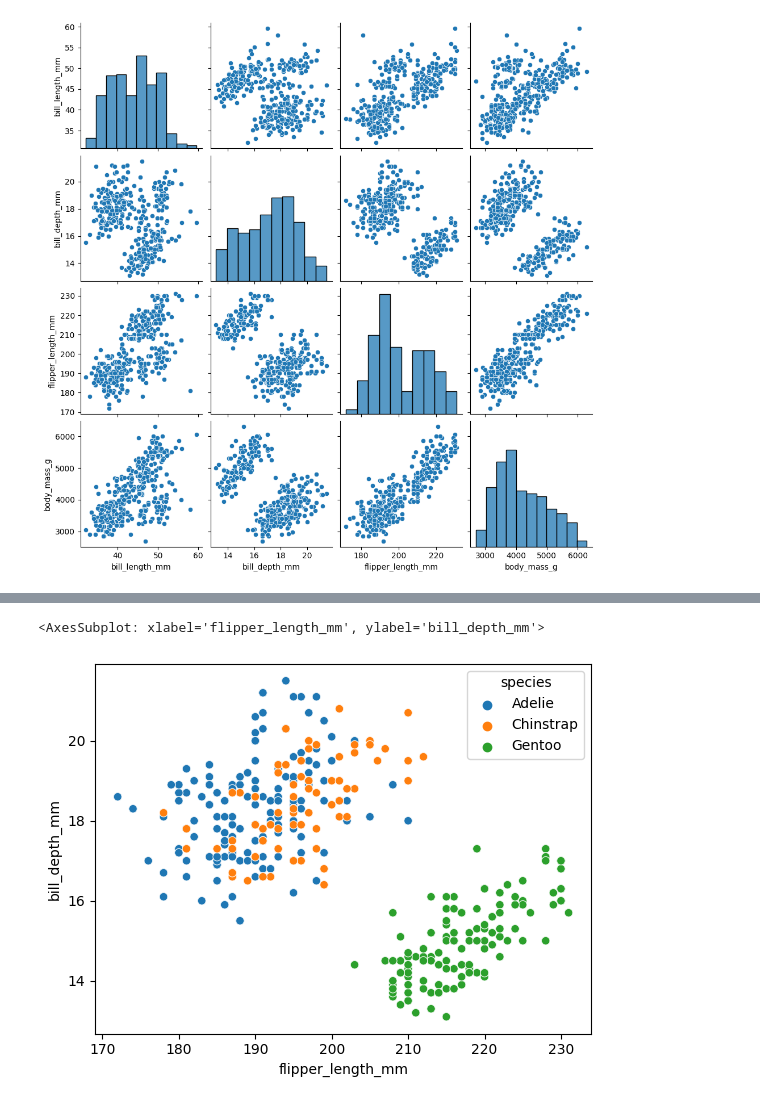
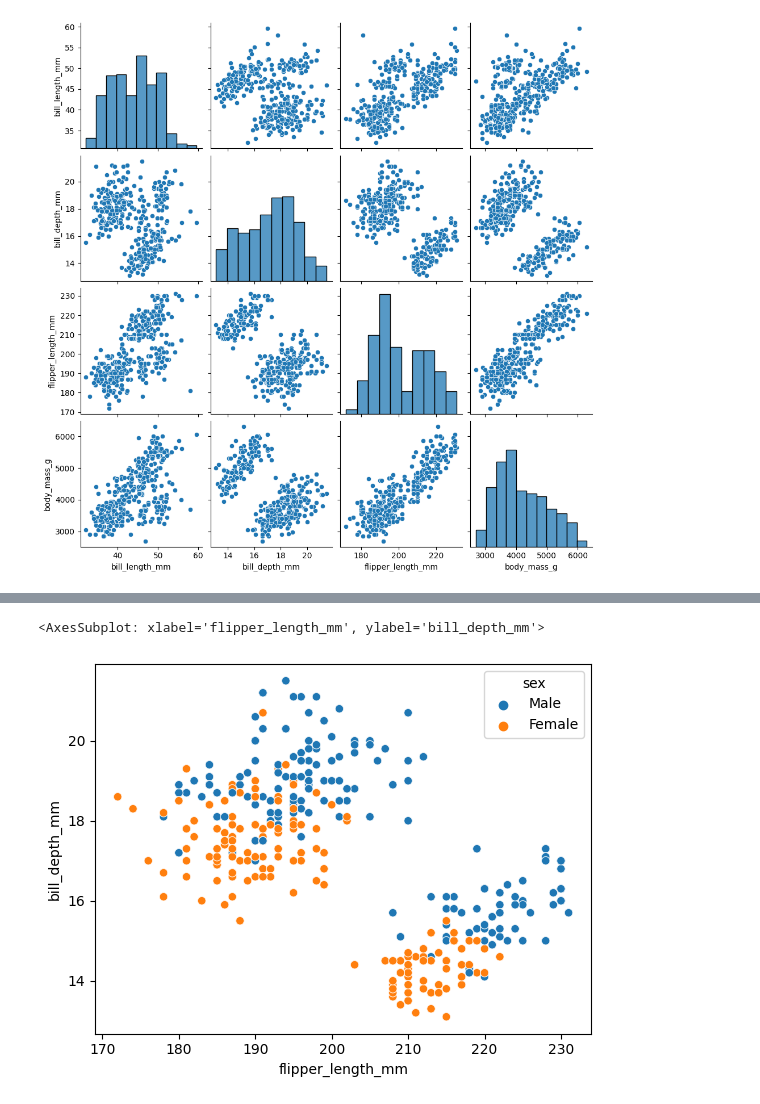
Before and after one commit to jgraber/PythonFriday, a Jupyter notebook: Jupyter/Seaborn_sensemaking.ipynb, the cells around one changed output, grey strips where cells are left out. Cells and saved outputs as stored; diff of their text form; code cells hidden in the pictures.

```diff
--- a/Jupyter/Seaborn_sensemaking.ipynb
+++ b/Jupyter/Seaborn_sensemaking.ipynb
@@ -5,5 +5,5 @@ import matplotlib.pyplot as plt
 # %%
 import seaborn as sns
 # %%
-df = sns.load_dataset("penguins")
+penguins = sns.load_dataset("penguins")
 # %%
@@ -64,5 +47,5 @@ memory usage: 18.9+ KB
 # %%
-sns.scatterplot(x='flipper_length_mm', y='bill_depth_mm', hue='species', data=df)
+sns.scatterplot(x='flipper_length_mm', y='bill_depth_mm', hue='sex', data=penguins)
 # %% [output]
 <AxesSubplot: xlabel='flipper_length_mm', ylabel='bill_depth_mm'>
-[figure, old version]
+[figure, new version]
```
Also changed, not shown: parts of 5 cells of this notebook.
